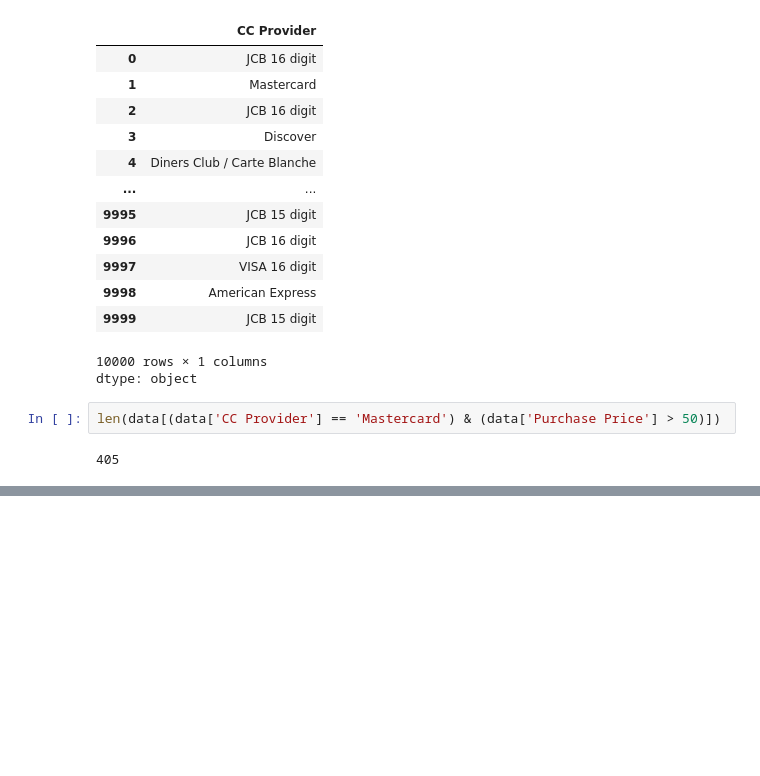
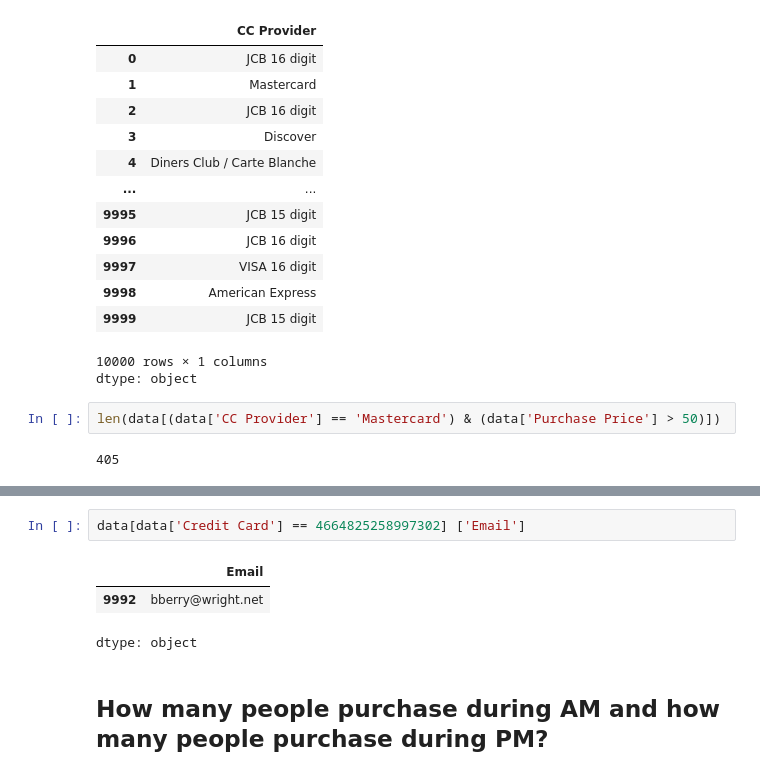
Before and after one commit to EBNyame/Ecommerce-Purchases, a Jupyter notebook: Ecommerce_Purchases.ipynb, the cells around one changed output, grey strips where cells are left out. Drawn from its saved outputs; the diff is of its cells as text; blank space fills up the shorter version.

```diff
--- a/Ecommerce_Purchases.ipynb
+++ b/Ecommerce_Purchases.ipynb
@@ -232,0 +240,8 @@ data['Purchase Price'] > 50
+# %%
+data[data['Credit Card'] == 4664825258997302] ['Email']
+# %% [output]
+|  | Email |
+| 9992 | bberry@wright.net |
+dtype: object
+# %% [markdown]
+## **How many people purchase during AM and how many people purchase during PM?**
```
Also changed, not shown: parts of 14 cells of this notebook.
